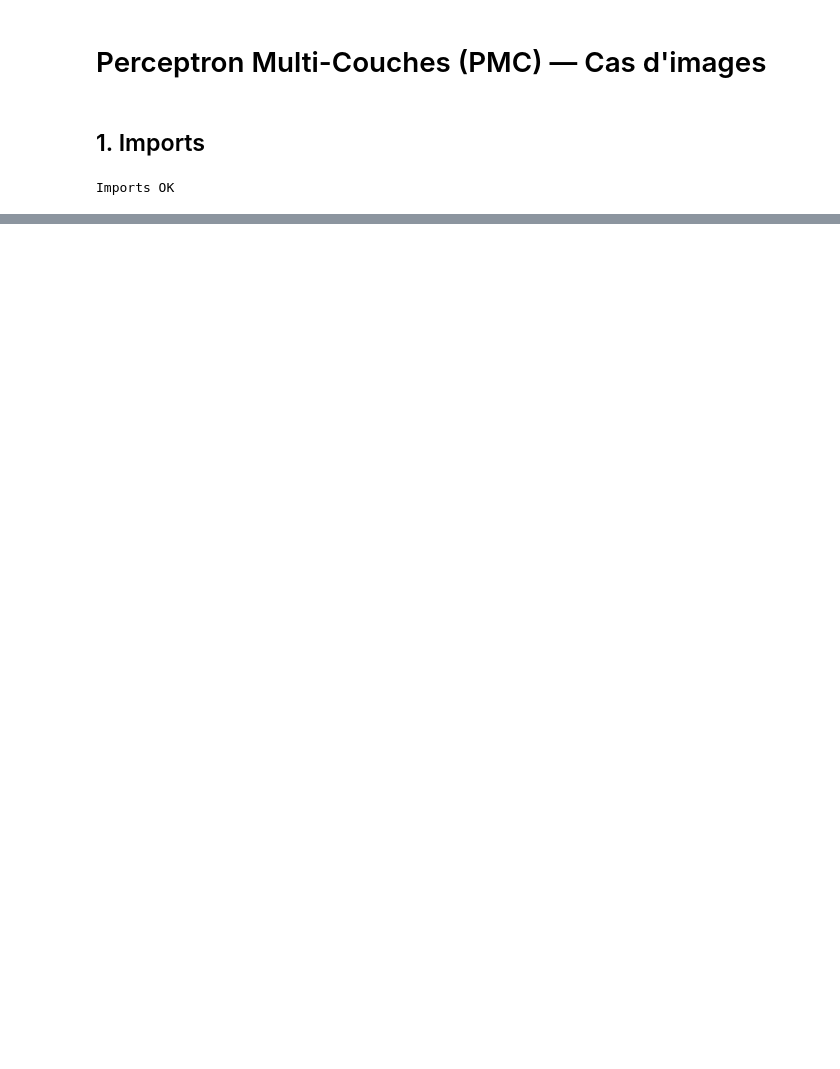
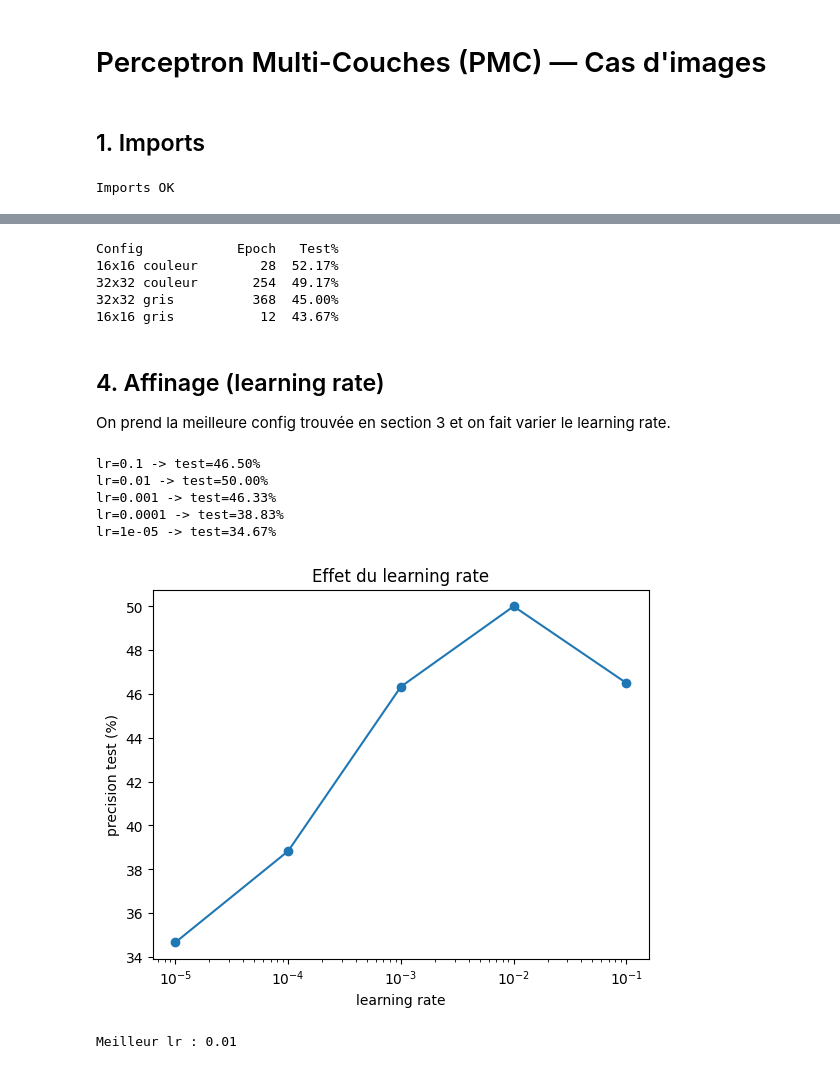
Before and after one commit to AbdelkrimAKKAL/Projet_Annual_IA, a Jupyter notebook: jupyter/pmc.ipynb, the cells around one changed output, grey strips where cells are left out. Drawn from its saved outputs; the diff is of its cells as text; code cells hidden in the pictures; blank space fills up the shorter version.

```diff
--- a/jupyter/pmc.ipynb
+++ b/jupyter/pmc.ipynb
@@ -210,0 +106,48 @@ Modèle sauvegardé : c:\Users\Shun\Desktop\Projet_Annual_IA\python\..\models\pm
+# %%
+recap = []
+for (resolution, couleur), hist_test in historiques.items():
+    meilleur_epoch = int(np.argmax(hist_test)) + 1
+    recap.append((resolution, couleur, meilleur_epoch, hist_test[meilleur_epoch - 1]))
+
+recap.sort(key=lambda r: r[3], reverse=True)
+
+print(f"{'Config':<16}{'Epoch':>7}{'Test%':>8}")
+for resolution, couleur, epoch, acc in recap:
+    config = f"{resolution}x{resolution} {'couleur' if couleur else 'gris'}"
+    print(f"{config:<16}{epoch:>7}{acc:>7.2f}%")
+# %% [output]
+Config            Epoch   Test%
+16x16 couleur        28  52.17%
+32x32 couleur       254  49.17%
+32x32 gris          368  45.00%
+16x16 gris           12  43.67%
+# %% [markdown]
+## 4. Affinage (learning rate)
+
+On prend la meilleure config trouvée en section 3 et on fait varier le learning rate.
+# %%
+# Meilleure config
+best_resolution, best_couleur, meilleur_epoch, _ = recap[0]
+X_train, Y_train, X_test, Y_test = configs[(best_resolution, best_couleur)]
+nb_entrees_best = best_resolution * best_resolution * (3 if best_couleur else 1)
+
+lrs = [0.1, 0.01, 0.001, 0.0001, 0.00001]
+accs_lr = []
+
+for lr in lrs:
+    init(nb_entrees_best, 16, NB_CLASSES)
+    entrainer(X_train, Y_train, epochs=meilleur_epoch, alpha=lr)
+    accs_lr.append(precision_pmc(X_test, Y_test, NB_CLASSES))
+    print(f'lr={lr} -> test={accs_lr[-1]:.2f}%')
+
+meilleur_lr = lrs[int(np.argmax(accs_lr))]
+courbe(lrs, accs_lr, 'learning rate', 'precision test (%)', 'Effet du learning rate', log=True)
+print(f'Meilleur lr : {meilleur_lr}')
+# %% [output]
+lr=0.1 -> test=46.50%
+lr=0.01 -> test=50.00%
+lr=0.001 -> test=46.33%
+lr=0.0001 -> test=38.83%
+lr=1e-05 -> test=34.67%
+[figure, added]
+Meilleur lr : 0.01
```
Also changed, not shown: parts of 28 cells of this notebook, 13 other files.
